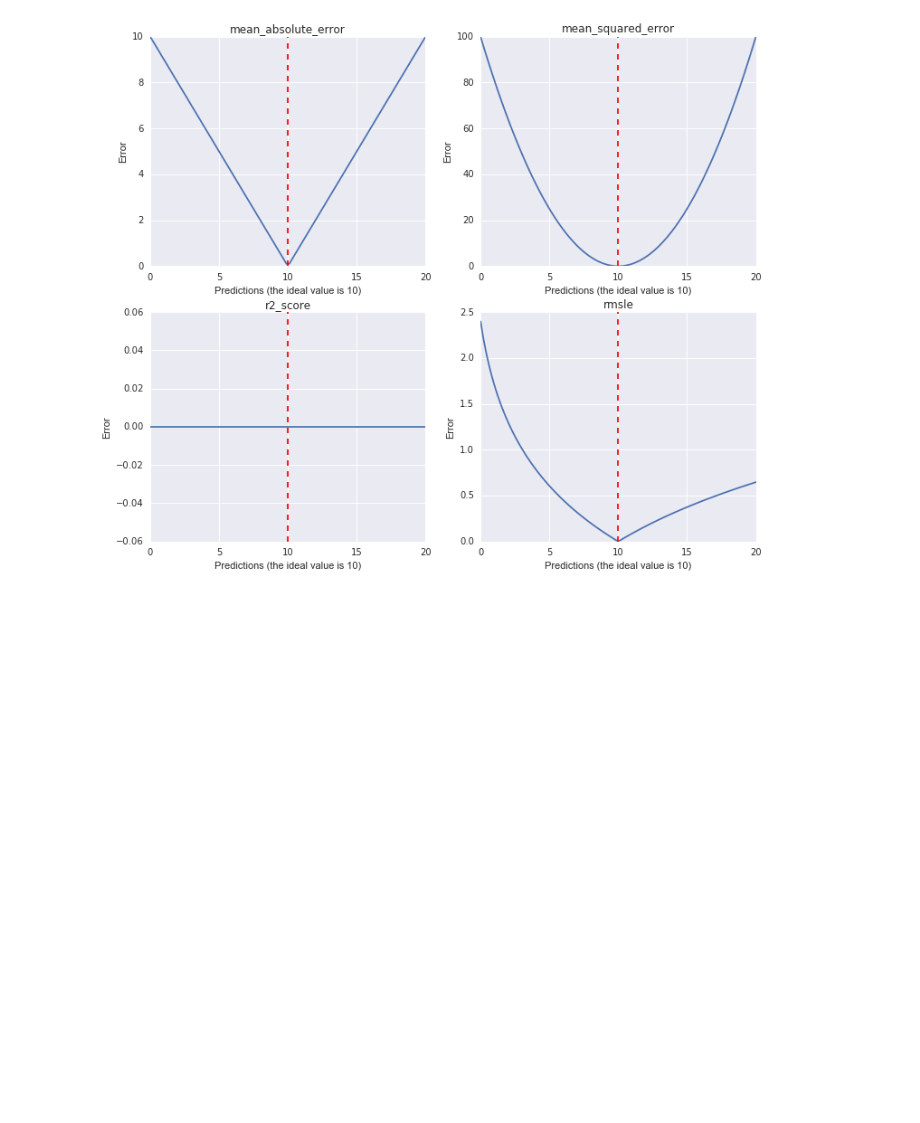
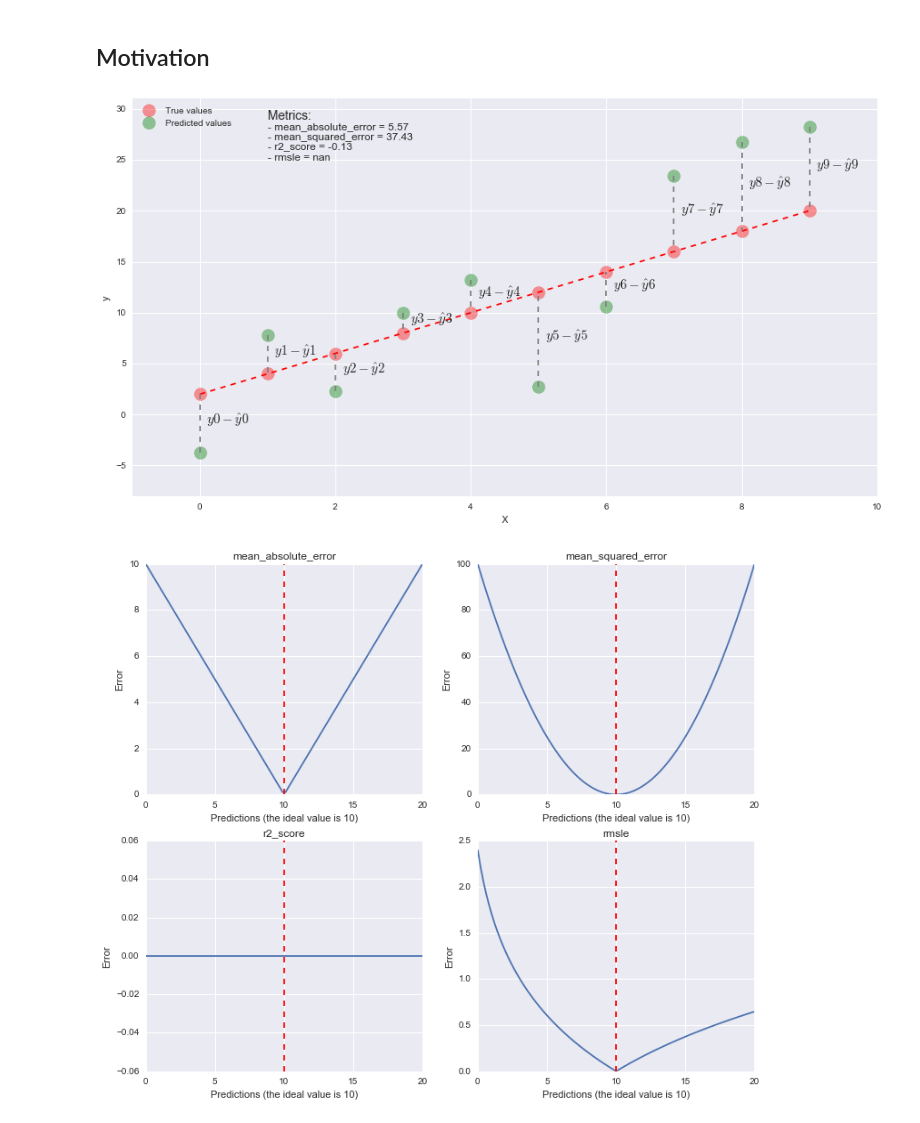
Before and after one commit to alcz86/model_evaluation, a Jupyter notebook: step1-regression.ipynb, the cells around one changed output. Cells and saved outputs as stored; diff of their text form; code cells hidden in the pictures; blank space fills up the shorter version.

```diff
--- a/step1-regression.ipynb
+++ b/step1-regression.ipynb
@@ -10,6 +12,64 @@ from sklearn.cross_validation import train_test_split
 import seaborn; seaborn.set()
 
 %matplotlib inline
+# %% [markdown]
+## Motivation
+# %%
+def ground_truth(x):
+    """Ground truth -- function to approximate"""
+    return x*2 + 2
+
+def gen_data(n_samples):
+    """generate training and testing data"""
+    np.random.seed(15)
+    X = np.arange(n_samples)
+
+    sign = np.array([pow(-1, np.random.randint(2) + 1) for x in range(n_samples)])
+    offset = np.random.uniform(1, 10, size=n_samples) * sign
+
+    y_pred = ground_truth(X) + offset
+    y_true = ground_truth(X)
+
+    return X, y_pred, y_true
+
+X, y_pred, y_true = gen_data(10)
+
+metrics = [mean_absolute_error, mean_squared_error, r2_score, rmsle]
+
+def plot_data(alpha=0.4, s=200):
+    fig = plt.figure(figsize=(15, 8))
+
+    plt.plot(X, y_true, '--', c = 'r')
+    #plt.plot(X, y_pred, '--', c = 'g')
+    plt.scatter(X, y_true, s=s, alpha=alpha, color='r', label="True values")
+    plt.scatter(X, y_pred, s=s, alpha=alpha, color='g', label="Predicted values")
+
+    plt.xlim((0, 10))
+    plt.ylabel('y')
+    plt.xlabel('X')
+
+    plt.legend( loc='upper left' )
+    plt.xlim(-1, 10)
+    plt.ylim(-8, 31)
+
+
+    for i, x in enumerate(X):
+        plt.plot([x, x], [y_pred[i], y_true[i]], ls='--', c = 'grey')
+        plt.text(i + 0.1, y_pred[i] - (y_pred[i]-y_true[i]) / 2., "$y{0} - \hat y{0}$".format(i), fontsize=15)
+
+
+    plt.text(1, 29, 'Metrics:', fontsize=14)
+    for i, metric in enumerate(metrics):
+        score = round(metric(y_true, y_pred), 2)
+        plt.text(1, 28 - i, '- {0} = {1}'.format(metric.__name__, score), fontsize=12)
+
+    plt.show()
+
+
+
+plot_data()
+# %% [output]
+[figure, added]
 # %%
 fig = plt.figure(figsize=(12, 10))
 
@@ -25,12 +85,9 @@ for i, metric in enumerate(metrics):
     axs[i].set_xlabel("Predictions (the ideal value is {0})".format(y_true[0]))
     axs[i].set_ylabel("Error")
     axs[i].set_title(metric.__name__)
-    #axs[i].set_ylim(-10, y_true[0]**2)
     axs[i].axvline(x=y_true[0],color='r',ls='dashed')
 
 
-#print [c for c in dir(axs[i]) if "vline" in c]
-
 plt.show()
 # %% [output]
-[figure, old version]
+[figure, new version]
```
Also changed, not shown: parts of 3 cells of this notebook.
